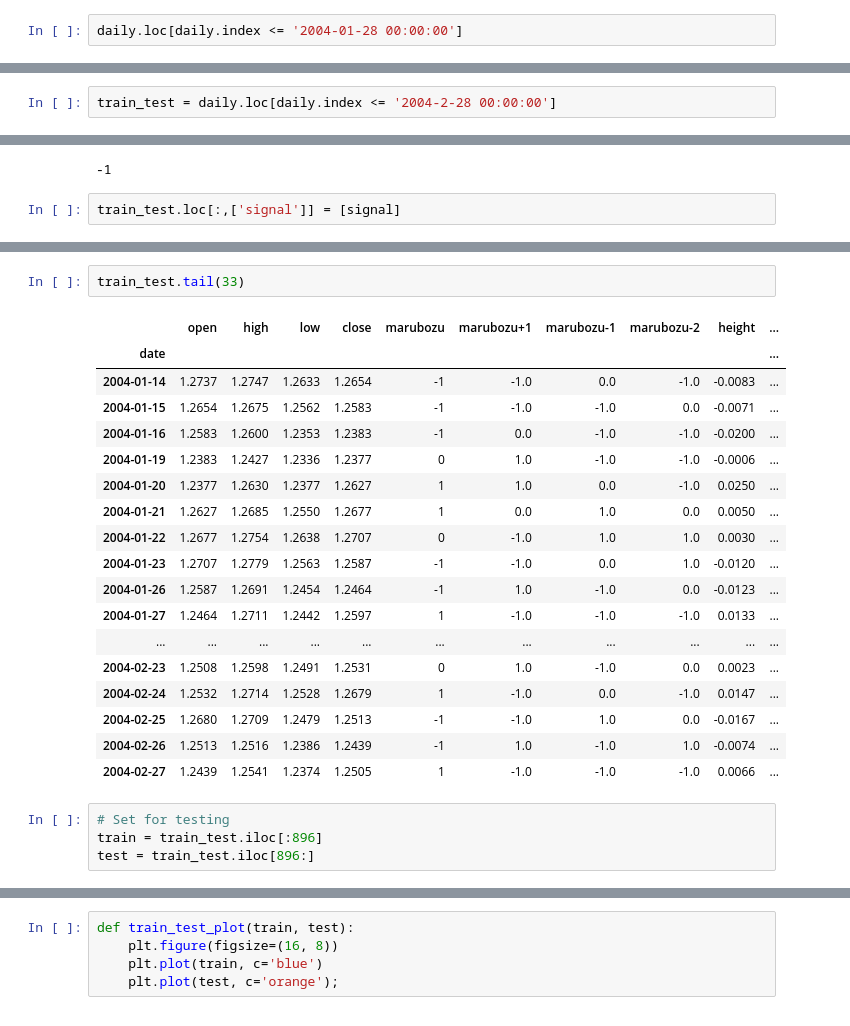
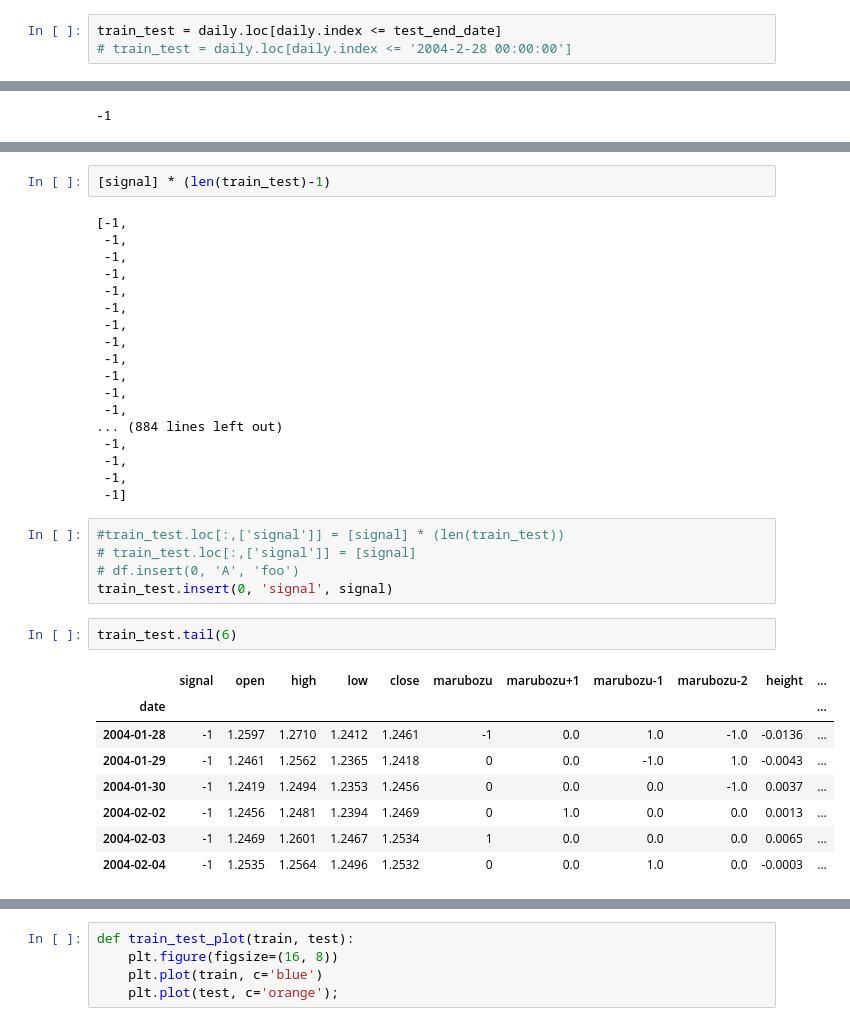
Before and after one commit to stuartdaw/Capstone_Forex, a Jupyter notebook: 04 Modelling-Sarimax.ipynb, the cells around one changed output, grey strips where cells are left out. Cells and saved outputs as stored; diff of their text form.

```diff
--- a/04 Modelling-Sarimax.ipynb
+++ b/04 Modelling-Sarimax.ipynb
@@ -117,2 +125,3 @@ Timestamp('2004-01-28 00:00:00')
 # %%
-daily.loc[daily.index <= '2004-01-28 00:00:00']
+train_test = daily.loc[daily.index <= test_end_date]
+# train_test = daily.loc[daily.index <= '2004-2-28 00:00:00']
@@ -134,3 +128 @@ daily.loc[daily.index <= '2004-01-28 00:00:00']
-# %%
-train_test = daily.loc[daily.index <= '2004-2-28 00:00:00']
 # %%
@@ -179,5 +177,3 @@ signal = daily.loc[daily.index == daily_pattern.loc[10,'pattern_end'],'marubozu'
 signal
 # %% [output]
 -1
-# %%
-train_test.loc[:,['signal']] = [signal]
@@ -190,28 +190,39 @@ See the caveats in the documentation: https://pandas.pydata.org/pandas-docs/stab
+# %%
+[signal] * (len(train_test)-1)
+# %% [output]
+[-1,
+ -1,
+ -1,
+ -1,
+ -1,
+ -1,
+ -1,
+ -1,
+ -1,
+ -1,
+ -1,
+ -1,
+... (884 lines left out)
+ -1,
+ -1,
+ -1,
+ -1]
+# %%
+#train_test.loc[:,['signal']] = [signal] * (len(train_test))
+# train_test.loc[:,['signal']] = [signal]
+# df.insert(0, 'A', 'foo')
+train_test.insert(0, 'signal', signal)
 # %%
-train_test.tail(33)
+train_test.tail(6)
 # %% [output]
-|  | open | high | low | close | marubozu | marubozu+1 | marubozu-1 | marubozu-2 | height | ... |
-| date |  |  |  |  |  |  |  |  |  | ... |
-| 2004-01-14 | 1.2737 | 1.2747 | 1.2633 | 1.2654 | -1 | -1.0 | 0.0 | -1.0 | -0.0083 | ... |
-| 2004-01-15 | 1.2654 | 1.2675 | 1.2562 | 1.2583 | -1 | -1.0 | -1.0 | 0.0 | -0.0071 | ... |
-| 2004-01-16 | 1.2583 | 1.2600 | 1.2353 | 1.2383 | -1 | 0.0 | -1.0 | -1.0 | -0.0200 | ... |
-| 2004-01-19 | 1.2383 | 1.2427 | 1.2336 | 1.2377 | 0 | 1.0 | -1.0 | -1.0 | -0.0006 | ... |
-| 2004-01-20 | 1.2377 | 1.2630 | 1.2377 | 1.2627 | 1 | 1.0 | 0.0 | -1.0 | 0.0250 | ... |
-| 2004-01-21 | 1.2627 | 1.2685 | 1.2550 | 1.2677 | 1 | 0.0 | 1.0 | 0.0 | 0.0050 | ... |
-| 2004-01-22 | 1.2677 | 1.2754 | 1.2638 | 1.2707 | 0 | -1.0 | 1.0 | 1.0 | 0.0030 | ... |
-| 2004-01-23 | 1.2707 | 1.2779 | 1.2563 | 1.2587 | -1 | -1.0 | 0.0 | 1.0 | -0.0120 | ... |
-| 2004-01-26 | 1.2587 | 1.2691 | 1.2454 | 1.2464 | -1 | 1.0 | -1.0 | 0.0 | -0.0123 | ... |
-| 2004-01-27 | 1.2464 | 1.2711 | 1.2442 | 1.2597 | 1 | -1.0 | -1.0 | -1.0 | 0.0133 | ... |
-| ... | ... | ... | ... | ... | ... | ... | ... | ... | ... | ... |
-| 2004-02-23 | 1.2508 | 1.2598 | 1.2491 | 1.2531 | 0 | 1.0 | -1.0 | 0.0 | 0.0023 | ... |
-| 2004-02-24 | 1.2532 | 1.2714 | 1.2528 | 1.2679 | 1 | -1.0 | 0.0 | -1.0 | 0.0147 | ... |
-| 2004-02-25 | 1.2680 | 1.2709 | 1.2479 | 1.2513 | -1 | -1.0 | 1.0 | 0.0 | -0.0167 | ... |
-| 2004-02-26 | 1.2513 | 1.2516 | 1.2386 | 1.2439 | -1 | 1.0 | -1.0 | 1.0 | -0.0074 | ... |
-| 2004-02-27 | 1.2439 | 1.2541 | 1.2374 | 1.2505 | 1 | -1.0 | -1.0 | -1.0 | 0.0066 | ... |
+|  | signal | open | high | low | close | marubozu | marubozu+1 | marubozu-1 | marubozu-2 | height | ... |
+| date |  |  |  |  |  |  |  |  |  |  | ... |
+| 2004-01-28 | -1 | 1.2597 | 1.2710 | 1.2412 | 1.2461 | -1 | 0.0 | 1.0 | -1.0 | -0.0136 | ... |
+| 2004-01-29 | -1 | 1.2461 | 1.2562 | 1.2365 | 1.2418 | 0 | 0.0 | -1.0 | 1.0 | -0.0043 | ... |
+| 2004-01-30 | -1 | 1.2419 | 1.2494 | 1.2353 | 1.2456 | 0 | 0.0 | 0.0 | -1.0 | 0.0037 | ... |
+| 2004-02-02 | -1 | 1.2456 | 1.2481 | 1.2394 | 1.2469 | 0 | 1.0 | 0.0 | 0.0 | 0.0013 | ... |
+| 2004-02-03 | -1 | 1.2469 | 1.2601 | 1.2467 | 1.2534 | 1 | 0.0 | 0.0 | 0.0 | 0.0065 | ... |
+| 2004-02-04 | -1 | 1.2535 | 1.2564 | 1.2496 | 1.2532 | 0 | 0.0 | 1.0 | 0.0 | -0.0003 | ... |
-# %%
-# Set for testing
-train = train_test.iloc[:896]
-test = train_test.iloc[896:]
 # %%
 start=len(train)
 end=len(train)+len(test)-1
```
Also changed, not shown: parts of 27 cells of this notebook.
